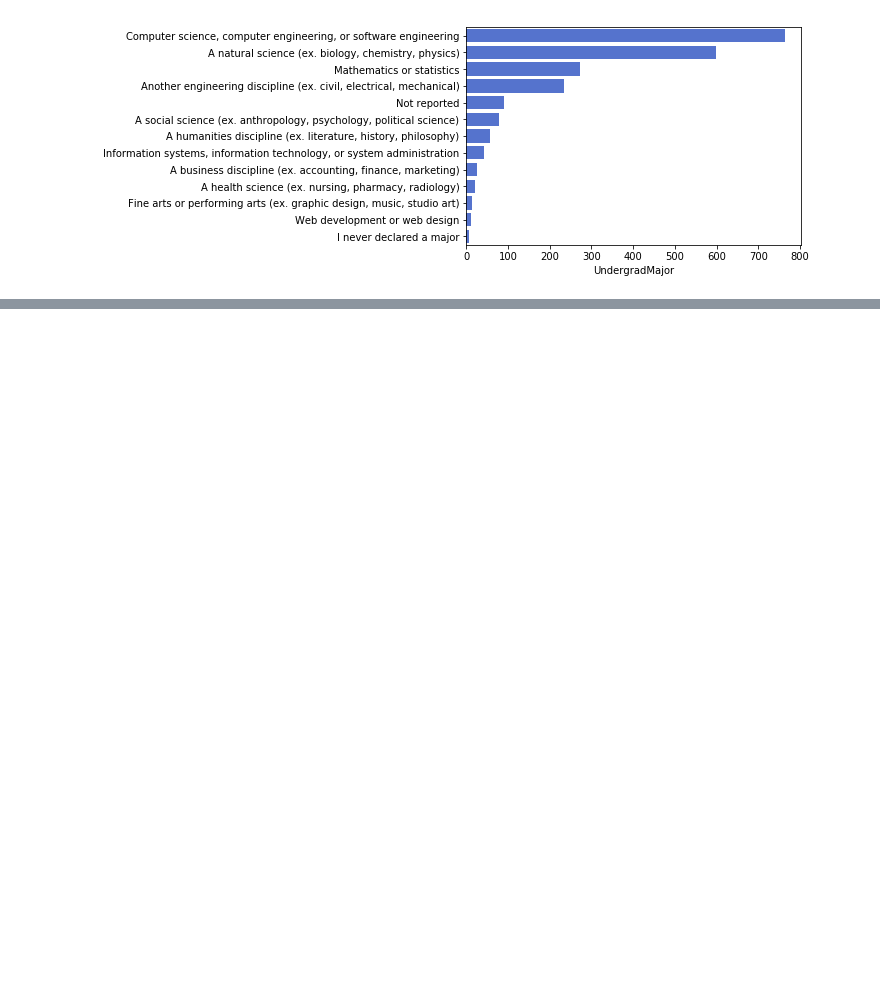
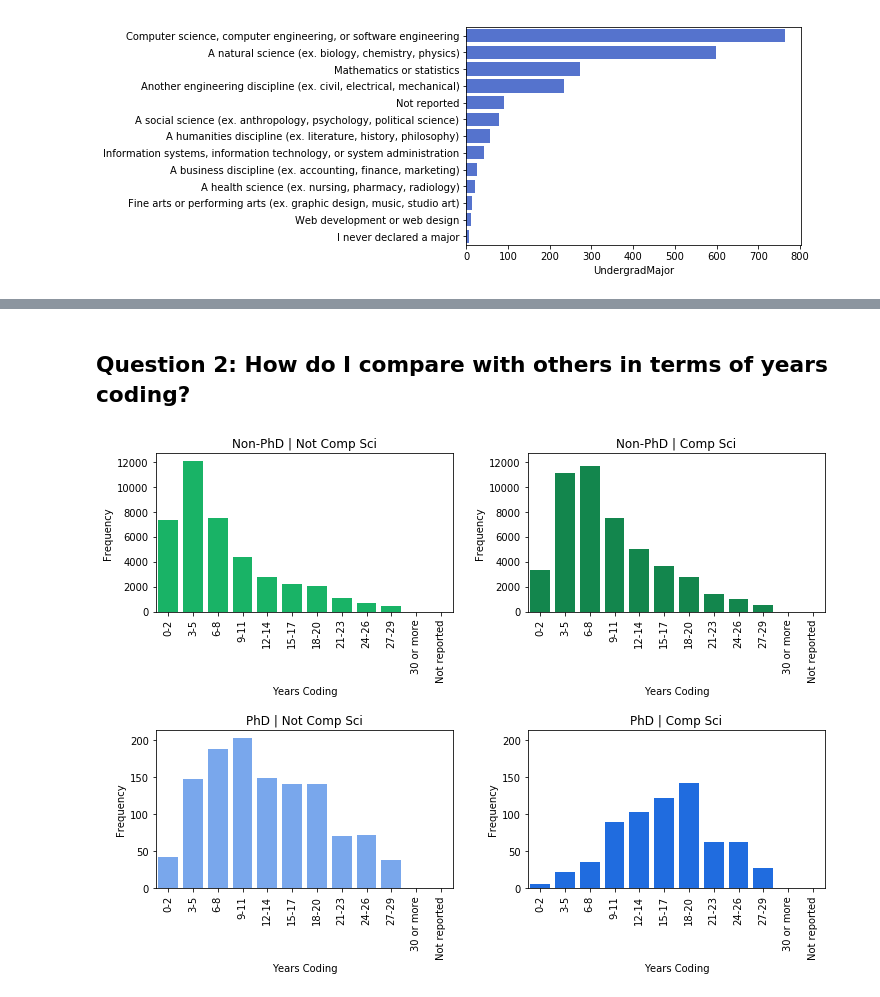
Before and after one commit to joshtice/stackoverflow2018, a Jupyter notebook: joshtice_stackoverflow_2018.ipynb, the cells around one changed output, grey strips where cells are left out. Cells and saved outputs as stored; diff of their text form; code cells hidden in the pictures; blank space fills up the shorter version.

```diff
--- a/joshtice_stackoverflow_2018.ipynb
+++ b/joshtice_stackoverflow_2018.ipynb
@@ -200,0 +186,71 @@ is 0.01.
+# %% [markdown]
+## Question 2: How do I compare with others in terms of years coding?
+# %%
+def plot_cat_feature_dist(data, sorted_index, title, xlabel, color):
+    dist = data.value_counts(dropna=False)
+    dist_index = dist.index.fillna('Not reported')
+    dist = dist.reindex(sorted_index)
+
+    g = sns.barplot(x=dist.index, y=dist, color=color)
+
+    plt.title(title)
+    plt.xticks(rotation=90)
+    plt.xlabel(xlabel)
+    plt.ylabel('Frequency')
+
+    return g
+# %%
+coding_index = [
+        '0-2',
+        '3-5',
+        '6-8',
+        '9-11',
+        '12-14',
+        '15-17',
+        '18-20',
+        '21-23',
+        '24-26',
+        '27-29',
+        '30 or more',
+        'Not reported',
+]
+
+
+plt.figure(figsize=(12, 8))
+plt.subplots_adjust(wspace=0.25, hspace=0.75)
+
+plt.subplot(221)
+ax1 = plot_cat_feature_dist(
+          df[~is_compsci & ~is_phd].YearsCoding.str.strip(' years'),
+          sorted_index=coding_index,
+          title='Non-PhD | Not Comp Sci',
+          xlabel='Years Coding',
+          color='#00cc66')
+
+plt.subplot(222, sharey=ax1)
+ax2 = plot_cat_feature_dist(
+          df[is_compsci & ~is_phd].YearsCoding.str.strip(' years'),
+          sorted_index=coding_index,
+          title='Non-PhD | Comp Sci',
+          xlabel='Years Coding',
+          color='#00994d')
+
+plt.subplot(223)
+ax3 = plot_cat_feature_dist(
+          df[~is_compsci & is_phd].YearsCoding.str.strip(' years'),
+          sorted_index=coding_index,
+          title='PhD | Not Comp Sci',
+          xlabel='Years Coding',
+          color='#66a3ff')
+
+plt.subplot(224, sharey=ax3)
+ax4 = plot_cat_feature_dist(
+          df[is_compsci & is_phd].YearsCoding.str.strip(' years'),
+          sorted_index=coding_index,
+          title='PhD | Comp Sci',
+          xlabel='Years Coding',
+          color='#0066ff')
+
+plt.show()
+# %% [output]
+[figure, added]
```
Also changed, not shown: parts of 17 cells of this notebook, 1 other file.
